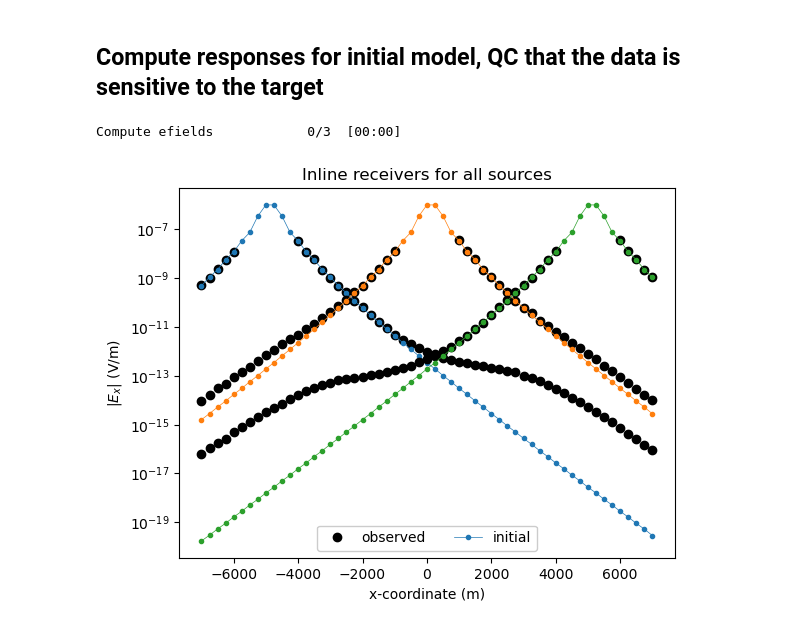
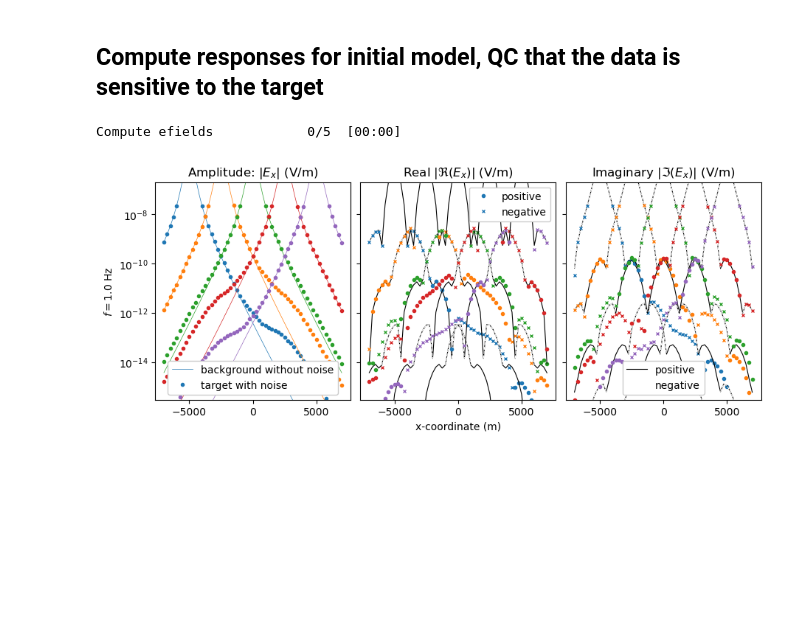
Before and after one commit to prisae/dev-pygimli-emg3d, a Jupyter notebook: SurveyDataModel.ipynb, the cells around one changed output. Saved outputs shown, nothing was run; the diff lists cells and outputs as text; code cells hidden in the pictures; blank space fills up the shorter version.

```diff
--- a/SurveyDataModel.ipynb
+++ b/SurveyDataModel.ipynb
@@ -28,8 +22,8 @@ import emg3d
 - Coarse model: 3 src, 57 rec, 1 freq; 32 x 16 x 16 = 8,192 cells
 - Fine model: 5 src, 57 rec, 1 freq; 64 x 32 x 32 = 65,536 cells
 # %%
-coarse = True
-#coarse = False
+#coarse = True
+coarse = False
 # %% [markdown]
 ## Create a survey
 # %%
@@ -210,22 +186,63 @@ init_sim = emg3d.simulations.Simulation(
 
 init_sim.compute()
 # %% [output]
-Compute efields            0/3  [00:00]
+Compute efields            0/5  [00:00]
 # %%
-plt.figure()
-plt.title("Inline receivers for all sources")
+def pos(data):
+    """Return positive data; set negative data to NaN."""
+    return np.array([x if x > 0 else np.nan for x in data])
+
+
+def neg(data):
+    """Return -negative data; set positive data to NaN."""
+    return np.array([-x if x < 0 else np.nan for x in data])
+
+height = survey.shape[2]*1.7+2
+fig, axs = plt.subplots(survey.shape[2], 3, figsize=(9, height), constrained_layout=True, sharex=True, sharey=True)
+axs = np.atleast_2d(axs)  # So it works if only 1 freq
+
 obs = init_sim.data.observed
 syn = init_sim.data.synthetic
 rec_coords = survey.receiver_coordinates()
 
-for i, src in enumerate(survey.sources.keys()):
-    plt.plot(rec_coords[0], abs(obs.loc[src, :, :].data), "ko", label='observed' if i == 0 else '')
-    plt.plot(rec_coords[0], abs(syn.loc[src, :, :].data), f"C{i}.-", lw=0.5, label='initial' if i == 0 else '')
+for ii, freq in enumerate(survey.frequencies.keys()):
+    for i, src in enumerate(survey.sources.keys()):
+        #if i in [1, 3, 5]:
+        #    continue
 
-plt.yscale('log')
-plt.legend(ncol=2, framealpha=1)
-plt.xlabel('x-coordinate (m)')
-plt.ylabel('$|E_x|$ (V/m)')
+        axs[ii, 0].plot(rec_coords[0], abs(syn.loc[src, :, freq].data), f"C{i}-", lw=0.5,
+                        label='background without noise' if i == 0 else '')
+        axs[ii, 1].plot(rec_coords[0], abs(syn.loc[src, :, freq].data.real), f"k-", lw=0.8)
+        axs[ii, 1].plot(rec_coords[0], neg(syn.loc[src, :, freq].data.real), f"w--", lw=0.8)
+        axs[ii, 2].plot(rec_coords[0], abs(syn.loc[src, :, freq].data.imag), f"k-", lw=0.8,
+                        label='positive' if i == 0 else '')
+        axs[ii, 2].plot(rec_coords[0], neg(syn.loc[src, :, freq].data.imag), f"w--", lw=0.8,
+                        label='negative' if i == 0 else '')
+
+        axs[ii, 0].plot(rec_coords[0], abs(obs.loc[src, :, freq].data), f"C{i}.",
+                        label='target with noise' if i == 0 else '')
+        axs[ii, 1].plot(rec_coords[0], pos(obs.loc[src, :, freq].data.real), f"C{i}.",
+                        label='positive' if i == 0 else '')
+        axs[ii, 1].plot(rec_coords[0], neg(obs.loc[src, :, freq].data.real), f"C{i}x", ms=3,
+                        label='negative' if i == 0 else '')
+        axs[ii, 2].plot(rec_coords[0], pos(obs.loc[src, :, freq].data.imag), f"C{i}.")
+        axs[ii, 2].plot(rec_coords[0], neg(obs.loc[src, :, freq].data.imag), f"C{i}x", ms=3)
+
+    axs[ii, 0].set_ylabel(f'$f={survey.frequencies[freq]}$ Hz')
+
+
+axs[0, 0].set_yscale('log')
+axs[0, 0].set_ylim([3e-16, 2e-7])
+
+axs[0, 0].set_title('Amplitude: $|E_x|$ (V/m)')
+axs[0, 1].set_title('Real $|\Re(E_x)|$ (V/m)')
+axs[0, 2].set_title('Imaginary $|\Im(E_x)|$ (V/m)')
+
+axs[0, 0].legend(framealpha=1)
+axs[0, 1].legend(framealpha=1)
+axs[0, 2].legend(framealpha=1)
+
+axs[-1, 1].set_xlabel('x-coordinate (m)')
 plt.show()
 # %% [output]
-[figure, old version]
+[figure, new version]
```
Also changed, not shown: parts of 11 cells of this notebook, 4 other files.
